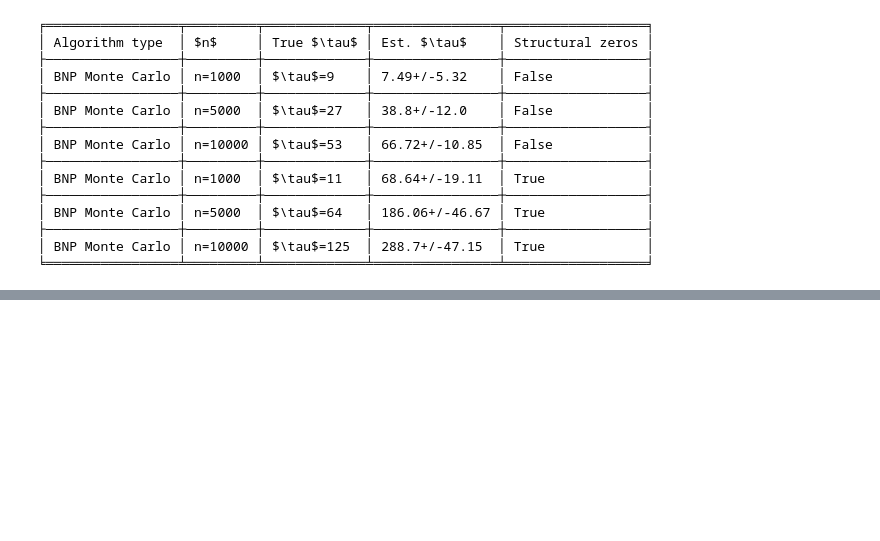
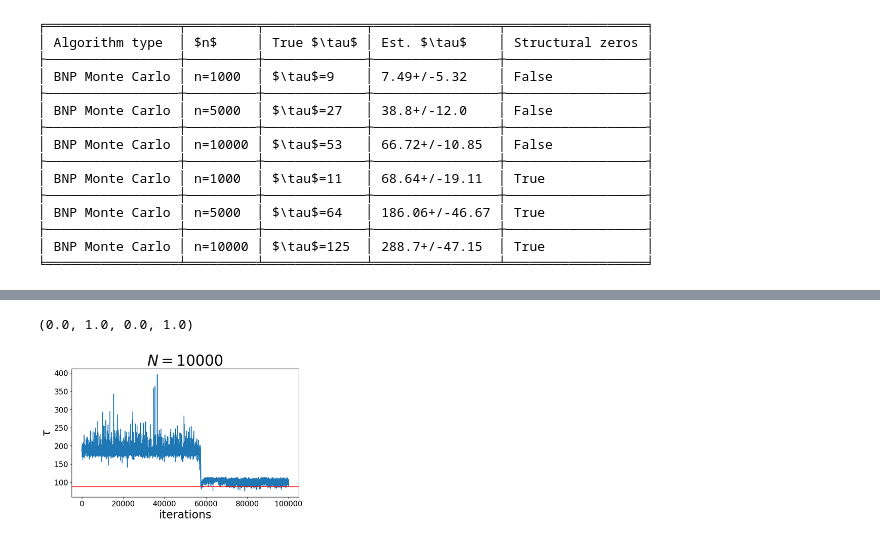
Before and after one commit to LorenzoRimella/BNP_DR, a Jupyter notebook: figures.ipynb, the cells around one changed output, grey strips where cells are left out. Cells and saved outputs as stored; diff of their text form; code cells hidden in the pictures; blank space fills up the shorter version.

```diff
--- a/figures.ipynb
+++ b/figures.ipynb
@@ -430,0 +476,24 @@ for i in range(3):
+# %%
+fig, ax = plt.subplots(1, 3, figsize = (30, 5))
+
+path = "data/structural_zeros/SZ_BNP/mc/"
+tau_insample = [11, 55, 88]
+
+n_list = [1000, 5000, 10000]
+
+i=2
+
+tau_chain = np.load(path+str(n_list[i])+"/SZ_NY_tau_"+str(n_list[i])+"_MCMC_tau.npy")
+K_chain = np.load(path+str(n_list[i])+"/SZ_NY_tau_"+str(n_list[i])+"_MCMC_K.npy")
+
+ax[0].plot(tau_chain)
+ax[0].axhline(y=tau_insample[i], color = "red")
+ax[0].set_ylabel(r"$\tau$")
+ax[0].set_xlabel(r"iterations")
+ax[0].set_title(r"$N=10000$")
+
+ax[1].axis("off")
+ax[2].axis("off")
+# %% [output]
+(0.0, 1.0, 0.0, 1.0)
+[figure, added]
```
Also changed, not shown: parts of 2 cells of this notebook.
